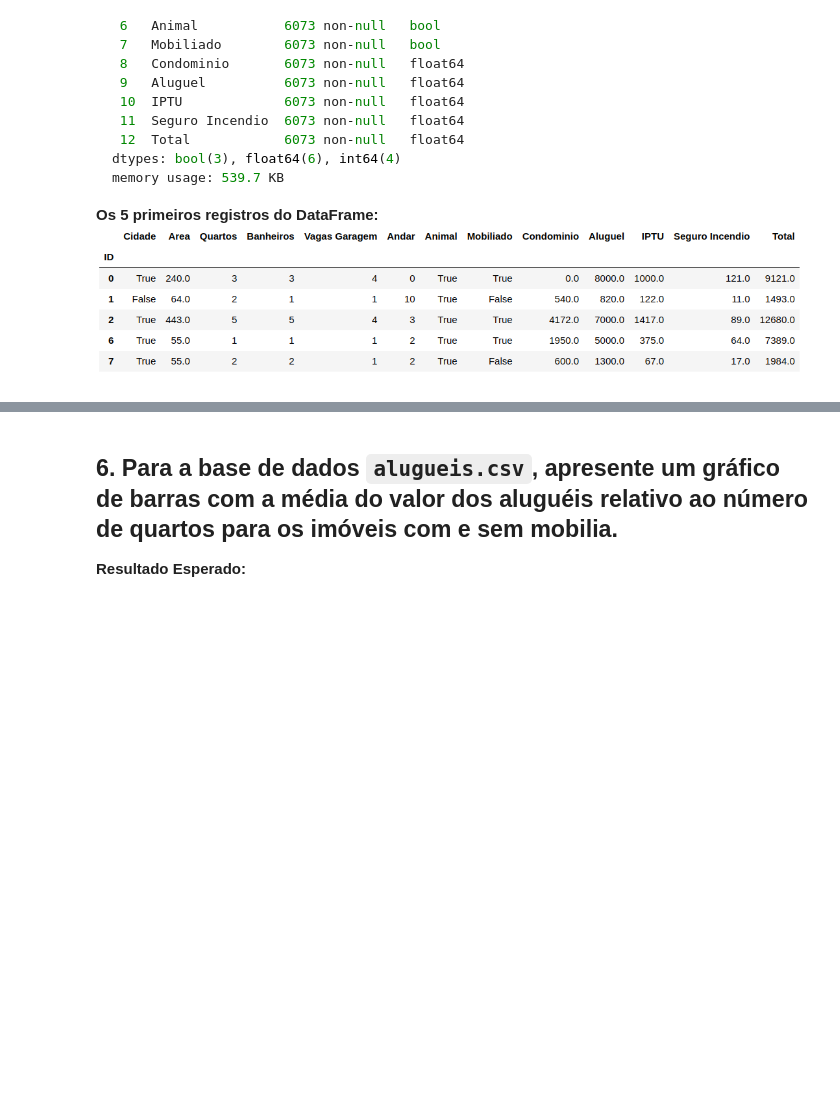
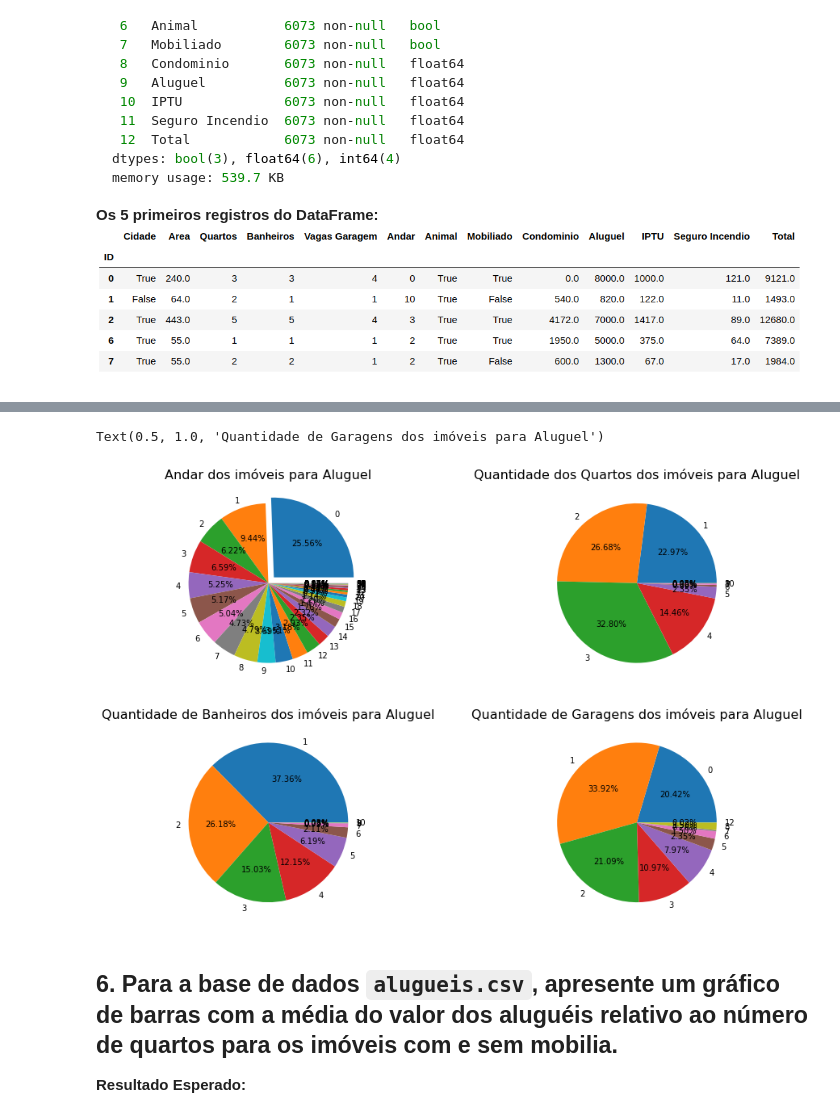
Before and after one commit to andressadarosa/TI2POD, a Jupyter notebook: TI2.ipynb, the cells around one changed output, grey strips where cells are left out. Cells and saved outputs as stored; diff of their text form; code cells hidden in the pictures; blank space fills up the shorter version.

```diff
--- a/TI2.ipynb
+++ b/TI2.ipynb
@@ -302,6 +289,38 @@ memory usage: 938.1+ KB
 
 **Resultado Esperado**
 ![image.png](attachment:image.png)
+# %%
+# pode ser outros colegas tenham essa questão parecida com a minha já que utilizei um vídeo do youtube em português para aprender
+# REFERENCIA: https://www.youtube.com/watch?v=1J3ZRzw7SuA
+
+# definindo a disposição e tamanhos dos gráficos no output
+fig, ax = plt.subplots(2, 2, figsize=(15, 10))
+
+# ANDAR
+labels_andar, values_andar = np.unique(alugueis['Andar'], return_counts=True) # np.unique retorna um tupla do número de andares (diferentes andares)
+# passo a tupla para o gráfico definindo o formato da porcentagem, também defino o explode
+ax[0, 0].pie(values_andar, labels=labels_andar, autopct="%.2f%%", explode = (labels_andar == min(labels_andar)) * 0.1)
+ax[0, 0].set_title('Andar dos imóveis para Aluguel', fontsize = 16) # defino o título
+
+# repito o processo que foi explicado acima para todos os outros itens solicitados no enunciado
+
+# QUARTOS
+labels_quartos, values_quartos = np.unique(alugueis['Quartos'], return_counts=True)
+ax[0, 1].pie(values_quartos, labels=labels_quartos, autopct="%.2f%%")
+ax[0, 1].set_title('Quantidade dos Quartos dos imóveis para Aluguel', fontsize = 16)
+
+# BANHEIROS
+labels_banheiros, values_banheiros = np.unique(alugueis['Banheiros'], return_counts=True)
+ax[1, 0].pie(values_banheiros, labels=labels_banheiros, autopct="%.2f%%")
+ax[1, 0].set_title('Quantidade de Banheiros dos imóveis para Aluguel', fontsize = 16)
+
+# VAGAS GARAGEM
+labels_garagem, values_garagem = np.unique(alugueis['Vagas Garagem'], return_counts=True)
+ax[1, 1].pie(values_garagem, labels=labels_garagem, autopct="%.2f%%")
+ax[1, 1].set_title('Quantidade de Garagens dos imóveis para Aluguel', fontsize = 16)
+# %% [output]
+Text(0.5, 1.0, 'Quantidade de Garagens dos imóveis para Aluguel')
+[figure, added]
 # %% [markdown]
 ## 6. Para a base de dados `alugueis.csv`, apresente um gráfico de barras com a média do valor dos aluguéis relativo ao número de quartos para os imóveis com e sem mobilia.
 
```
Also changed, not shown: parts of 9 cells of this notebook.
